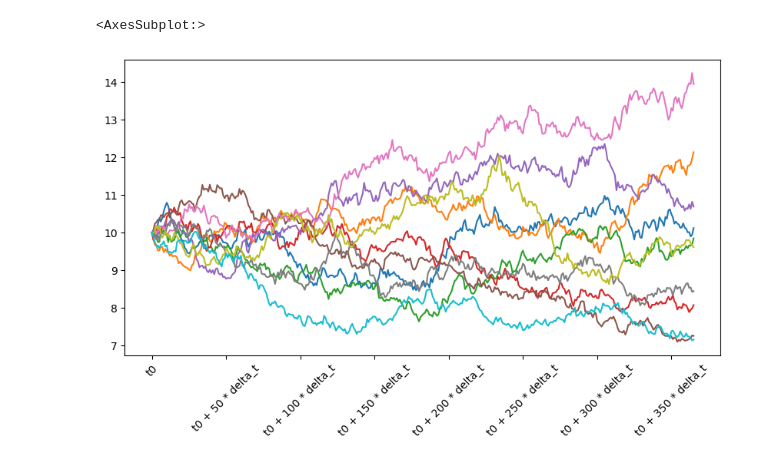
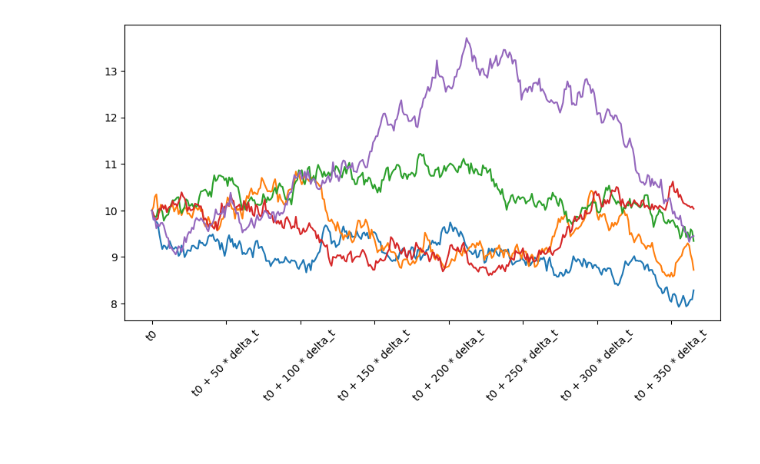
Before and after one commit to ilep/Basic-Autocall-Pricing, a Jupyter notebook: MAIN NOTEBOOK.ipynb, the cells around one changed output. Drawn from its saved outputs; the diff is of its cells as text; code cells hidden in the pictures.

```diff
--- a/MAIN NOTEBOOK.ipynb
+++ b/MAIN NOTEBOOK.ipynb
@@ -10,10 +10,12 @@ delta_t = 1.0 / (365) # daily prices
 # Volatility of the underlying
 vol = 0.2 # 20% volatility
 
-# On average, underlying's return is r * delta_t between t and t + delta_t ==> dSt / St = r * dt + vol * dWt (Wt is a standard brownian motion)
-r = 0.01
+# On average, for small delta_t, underlying's return is equal to mu * delta_t between t and t + delta_t ==> delta_S  / S = mu * delta_t + vol * sqrt(delta_t) * N(0,1)
+# mu is the expected continuously compounded rate at which grow the expected price. E(St) = S0 * exp(mu * t)
+# In risk neutral universe, mu = r (risk free rate) and payoff is actualised using r to get the price
+mu = r
 
 # Initial price of underlying
 S0 = 10
 # %%
-random_paths = RandomPath(model="black-scholes", T=T, delta_t=delta_t, vol=vol, r=r, S0=S0)
+random_paths = RandomPaths(model="black-scholes", T=T, delta_t=delta_t, vol=vol, mu=mu, S0=S0, n_simulations=5)
@@ -22,6 +22,5 @@ trajectories = random_paths.generate(n_simulations=10)
 # %%
-trajectories.T.plot(legend=False, figsize=(10,5), rot=45)
+random_paths.plot(legend=False, figsize=(10,5), rot=45)
 # %% [output]
-<AxesSubplot:>
-[figure, old version]
+[figure, new version]
 # %%
```
Also changed, not shown: parts of 8 cells of this notebook, 4 other files.
